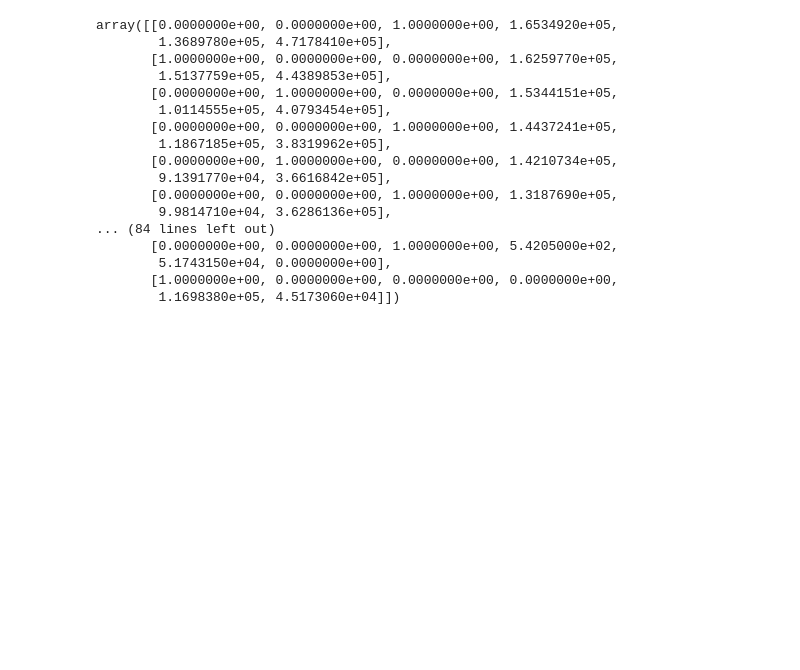
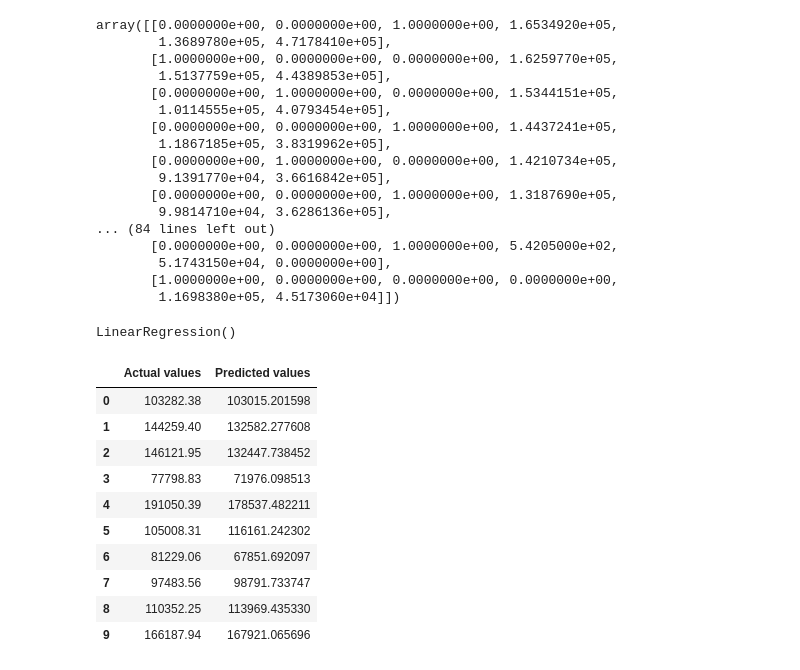
Before and after one commit to samwanyua/Python-Machine-Learning-Tutorial, a Jupyter notebook: Python_for_data_science/notebook.ipynb, the cells around one changed output. Drawn from its saved outputs; the diff is of its cells as text; code cells hidden in the pictures; blank space fills up the shorter version.

Commit message:
Multiple linear regression - train and make predictions

```diff
--- a/Python_for_data_science/notebook.ipynb
+++ b/Python_for_data_science/notebook.ipynb
@@ -816,3 +816,29 @@ array([[0.0000000e+00, 0.0000000e+00, 1.0000000e+00, 1.6534920e+05,
 # split data
 from sklearn.model_selection import train_test_split
 X_train, X_test, y_train, y_test = train_test_split(X, y, test_size=0.2, random_state=0)
+# %%
+# model training
+from sklearn.linear_model import LinearRegression
+
+regressor = LinearRegression() # create a linear regression model
+regressor.fit(X_train, y_train) # train the model
+# %% [output]
+LinearRegression()
+# %%
+# Make predictions
+y_pred = regressor.predict(X_test)
+# %%
+data_frame =pd.DataFrame({'Actual values': y_test, 'Predicted values': y_pred})
+data_frame
+# %% [output]
+|  | Actual values | Predicted values |
+| 0 | 103282.38 | 103015.201598 |
+| 1 | 144259.40 | 132582.277608 |
+| 2 | 146121.95 | 132447.738452 |
+| 3 | 77798.83 | 71976.098513 |
+| 4 | 191050.39 | 178537.482211 |
+| 5 | 105008.31 | 116161.242302 |
+| 6 | 81229.06 | 67851.692097 |
+| 7 | 97483.56 | 98791.733747 |
+| 8 | 110352.25 | 113969.435330 |
+| 9 | 166187.94 | 167921.065696 |
```
